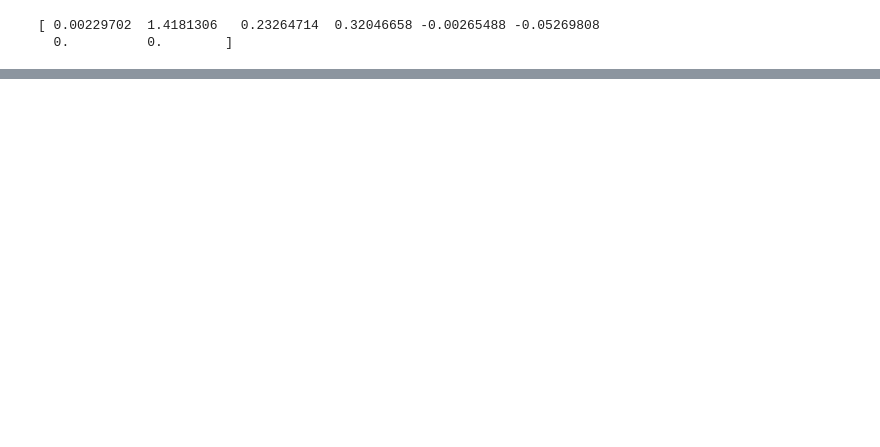
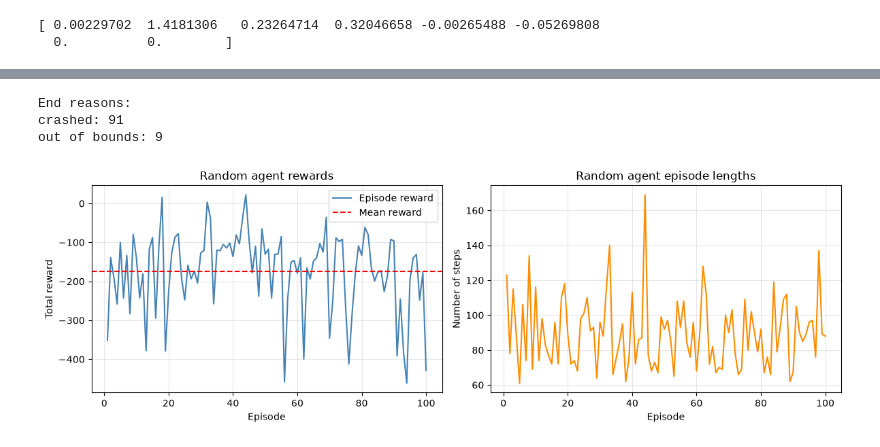
Before and after one commit to AlexandrG1209/starttrek, a Jupyter notebook: PPO.ipynb, the cells around one changed output, grey strips where cells are left out. Saved outputs shown, nothing was run; the diff lists cells and outputs as text; code cells hidden in the pictures; blank space fills up the shorter version.

Commit message:
base PPO

```diff
--- a/PPO.ipynb
+++ b/PPO.ipynb
@@ -27,3 +27,18 @@ print(state)
 # %% [output]
 [ 0.00229702  1.4181306   0.23264714  0.32046658 -0.00265488 -0.05269808
   0.          0.        ]
+# %%
+def get_end_reason(
+        final_state,
+        final_reward,
+        terminated,
+        truncated):
+    if truncated:
+        return "truncated" #max steps reached
+    if not terminated:
+        return "unknown" #unexpected termination
+    if final_reward > 0:
+        return "at rest"
+    if abs(final_state[0]) >= 1.0: #gauche ou droite
+        return "out of bounds"
+    return "crashed"
@@ -29,0 +86,4 @@ print(state)
+# %%
+AGENT_EPISODES = 100
+
+baseline_results = run_random_agent(env, num_episodes=AGENT_EPISODES, base_seed=SEED)
@@ -29,0 +146,59 @@ print(state)
+# %%
+from collections import Counter
+
+reason_counts = Counter(
+    baseline_results["end_reasons"]
+)
+
+print("End reasons:")
+
+for reason, count in reason_counts.items():
+    print(f"{reason}: {count}")
+# %% [output]
+End reasons:
+crashed: 91
+out of bounds: 9
+# %%
+episodes = np.arange(1, AGENT_EPISODES + 1)
+
+fig, axes = plt.subplots(
+    1,
+    2,
+    figsize=(12, 4),
+)
+
+axes[0].plot(
+    episodes,
+    baseline_rewards,
+    color="steelblue",
+    label="Episode reward",
+)
+
+axes[0].axhline(
+    baseline_rewards.mean(),
+    color="red",
+    linestyle="--",
+    label="Mean reward",
+)
+
+axes[0].set_title("Random agent rewards")
+axes[0].set_xlabel("Episode")
+axes[0].set_ylabel("Total reward")
+axes[0].legend()
+axes[0].grid(alpha=0.3)
+
+axes[1].plot(
+    episodes,
+    baseline_lengths,
+    color="darkorange",
+)
+
+axes[1].set_title("Random agent episode lengths")
+axes[1].set_xlabel("Episode")
+axes[1].set_ylabel("Number of steps")
+axes[1].grid(alpha=0.3)
+
+plt.tight_layout()
+plt.show()
+# %% [output]
+[figure, added]
```
Also changed, not shown: parts of 9 cells of this notebook.
